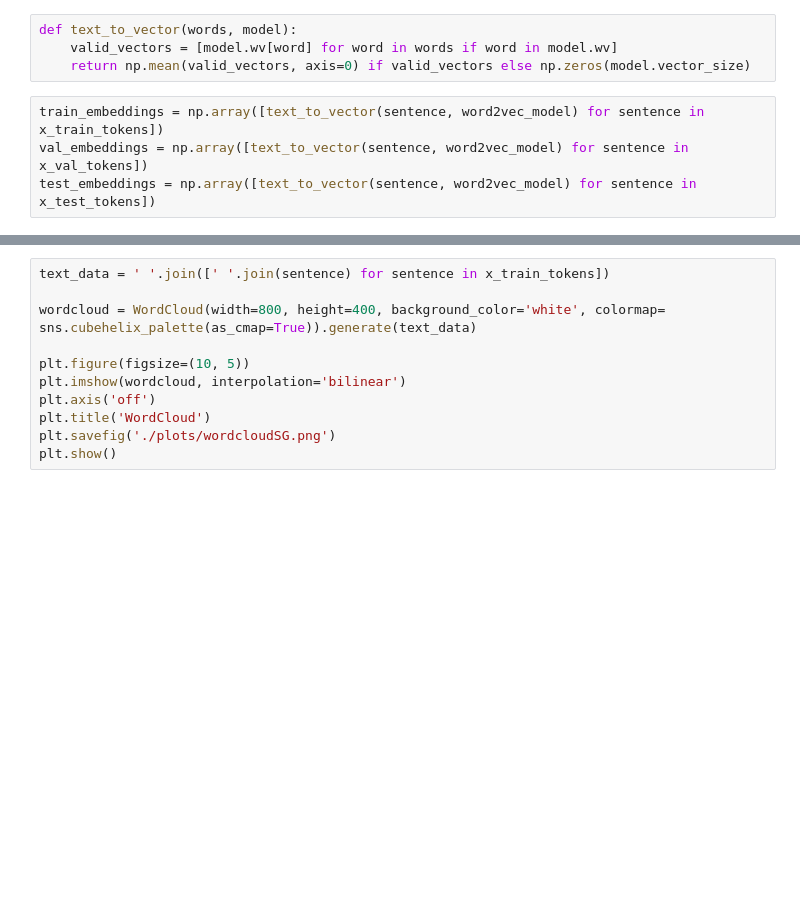
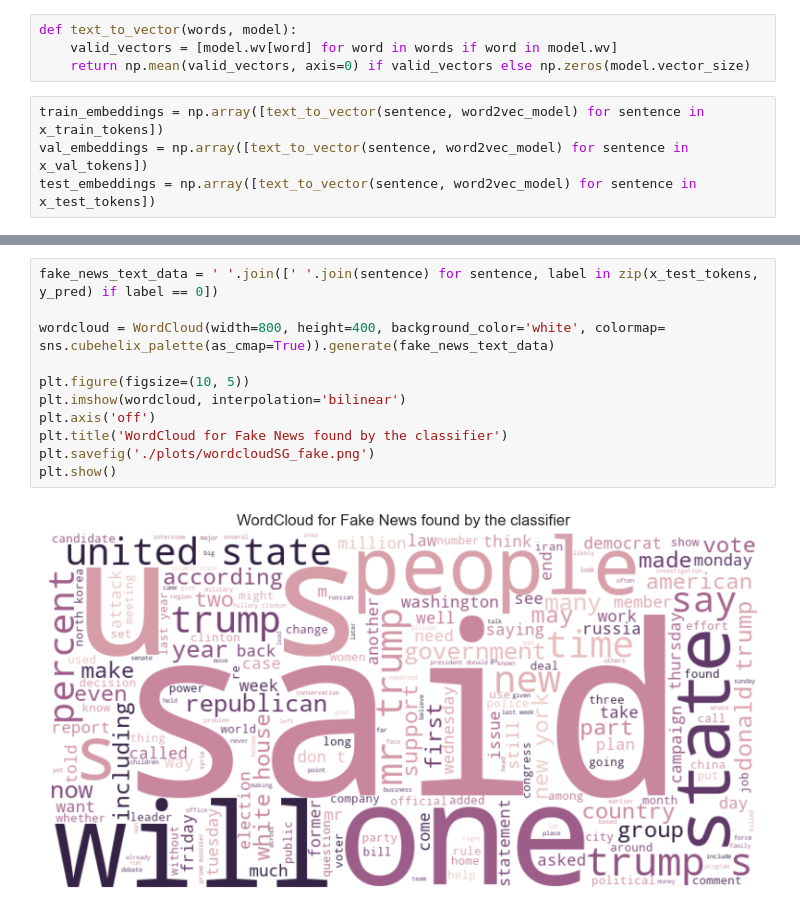
Before and after one commit to Apostol-Alin/NLP-fake-news-detection, a Jupyter notebook: classic-ml/random-forest/Random-Forest-Word2VecSkipGram-trained.ipynb, the cells around one changed output, grey strips where cells are left out. Saved outputs shown, nothing was run; the diff lists cells and outputs as text; blank space fills up the shorter version.

Commit message:
add more visuals

```diff
--- a/classic-ml/random-forest/Random-Forest-Word2VecSkipGram-trained.ipynb
+++ b/classic-ml/random-forest/Random-Forest-Word2VecSkipGram-trained.ipynb
@@ -80,11 +109,13 @@ plt.show()
 # %%
-text_data = ' '.join([' '.join(sentence) for sentence in x_train_tokens])
+fake_news_text_data = ' '.join([' '.join(sentence) for sentence, label in zip(x_test_tokens, y_pred) if label == 0])
 
-wordcloud = WordCloud(width=800, height=400, background_color='white', colormap= sns.cubehelix_palette(as_cmap=True)).generate(text_data)
+wordcloud = WordCloud(width=800, height=400, background_color='white', colormap= sns.cubehelix_palette(as_cmap=True)).generate(fake_news_text_data)
 
 plt.figure(figsize=(10, 5))
 plt.imshow(wordcloud, interpolation='bilinear')
 plt.axis('off')
-plt.title('WordCloud')
-plt.savefig('./plots/wordcloudSG.png')
+plt.title('WordCloud for Fake News found by the classifier')
+plt.savefig('./plots/wordcloudSG_fake.png')
 plt.show()
+# %% [output]
+[figure, added]
```
Also changed, not shown: parts of 9 cells of this notebook, 3 other files.
